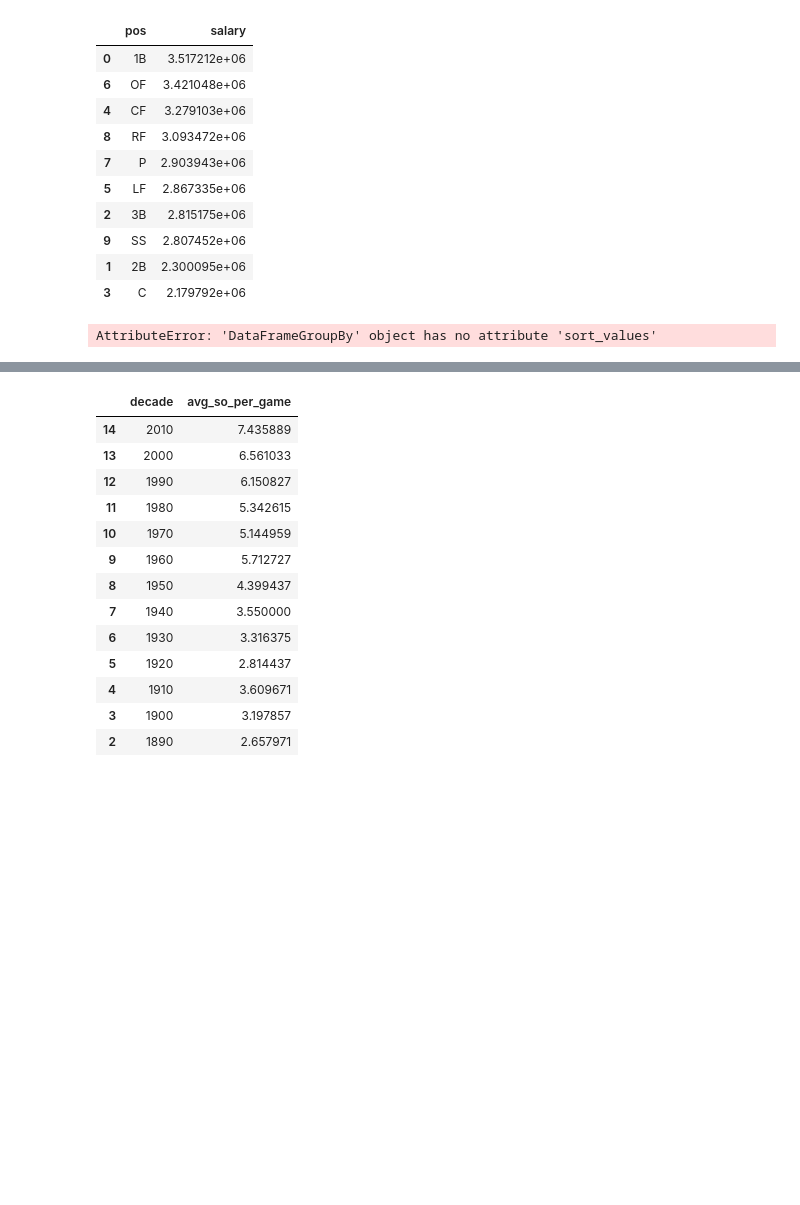
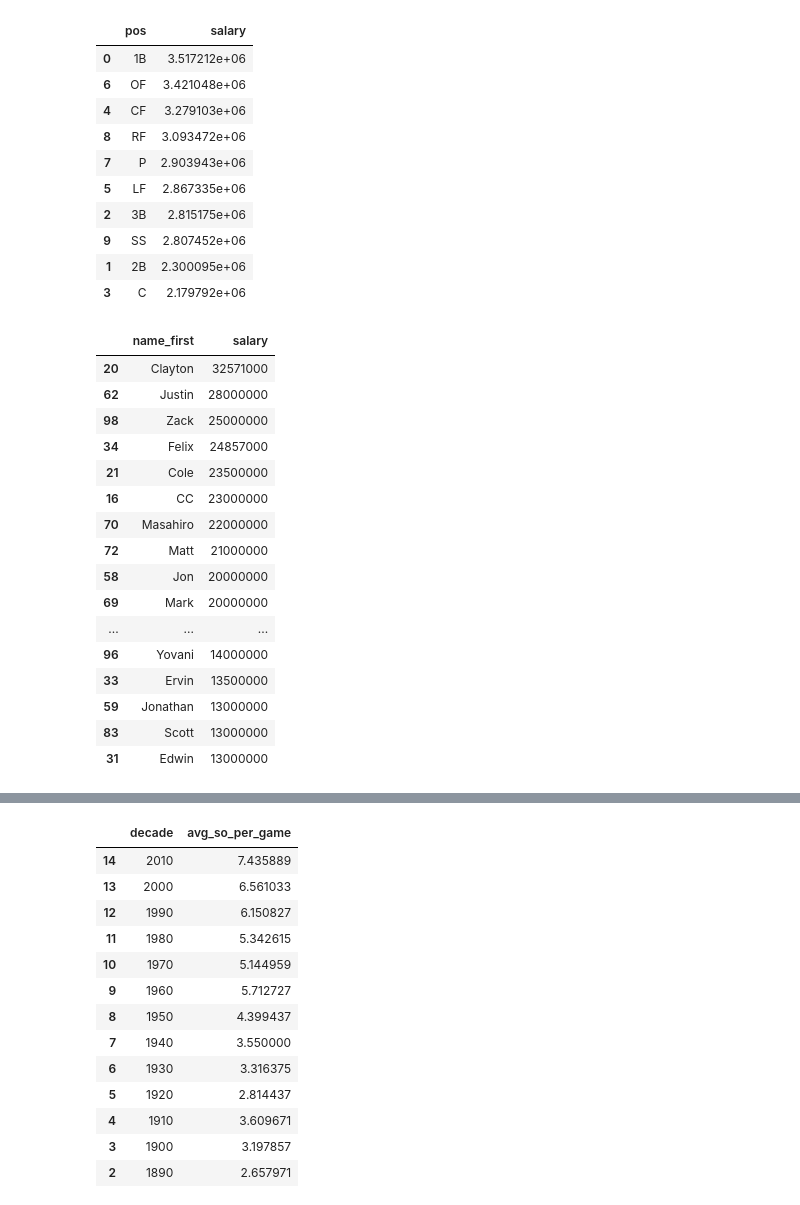
Before and after one commit to andresdr11/_MLB-Database-Analysis_, a Jupyter notebook: Python/PruebasAndres.ipynb, the cells around one changed output, grey strips where cells are left out. Saved outputs shown, nothing was run; the diff lists cells and outputs as text; code cells hidden in the pictures; blank space fills up the shorter version.

```diff
--- a/Python/PruebasAndres.ipynb
+++ b/Python/PruebasAndres.ipynb
@@ -252,14 +270,30 @@ ordered_df
 | 1 | 2B | 2.300095e+06 |
 | 3 | C | 2.179792e+06 |
 # %%
-#12
+#12 Por qué el salary es max en groupby
 merged_df = pd.merge(player, salary, on = 'player_id')
 full_merge = pd.merge(merged_df, fielding, on = 'player_id')
 avg_salary = salary[salary['year']==2015].salary.mean()
 avg_salary
-filtered_df = full_merge[(full_merge['salary']>avg_salary) & (full_merge['year_y']==2015) & (full_merge['pos']=='P')]
-grouped_df = filtered_df.groupby(['name_first', 'salary']).reset_index()
+filtered_df = full_merge[(full_merge['salary']>avg_salary) & (full_merge['year_x']==2015) & (full_merge['pos']=='P')]
+grouped_df = filtered_df.groupby('name_first').salary.max().reset_index()
 result_df = grouped_df.sort_values(by='salary', ascending=False).head(25)
 result_df
 # %% [output]
-AttributeError: 'DataFrameGroupBy' object has no attribute 'sort_values'
+|  | name_first | salary |
+| 20 | Clayton | 32571000 |
+| 62 | Justin | 28000000 |
+| 98 | Zack | 25000000 |
+| 34 | Felix | 24857000 |
+| 21 | Cole | 23500000 |
+| 16 | CC | 23000000 |
+| 70 | Masahiro | 22000000 |
+| 72 | Matt | 21000000 |
+| 58 | Jon | 20000000 |
+| 69 | Mark | 20000000 |
+| ... | ... | ... |
+| 96 | Yovani | 14000000 |
+| 33 | Ervin | 13500000 |
+| 59 | Jonathan | 13000000 |
+| 83 | Scott | 13000000 |
+| 31 | Edwin | 13000000 |
```
Also changed, not shown: parts of 4 cells of this notebook.
